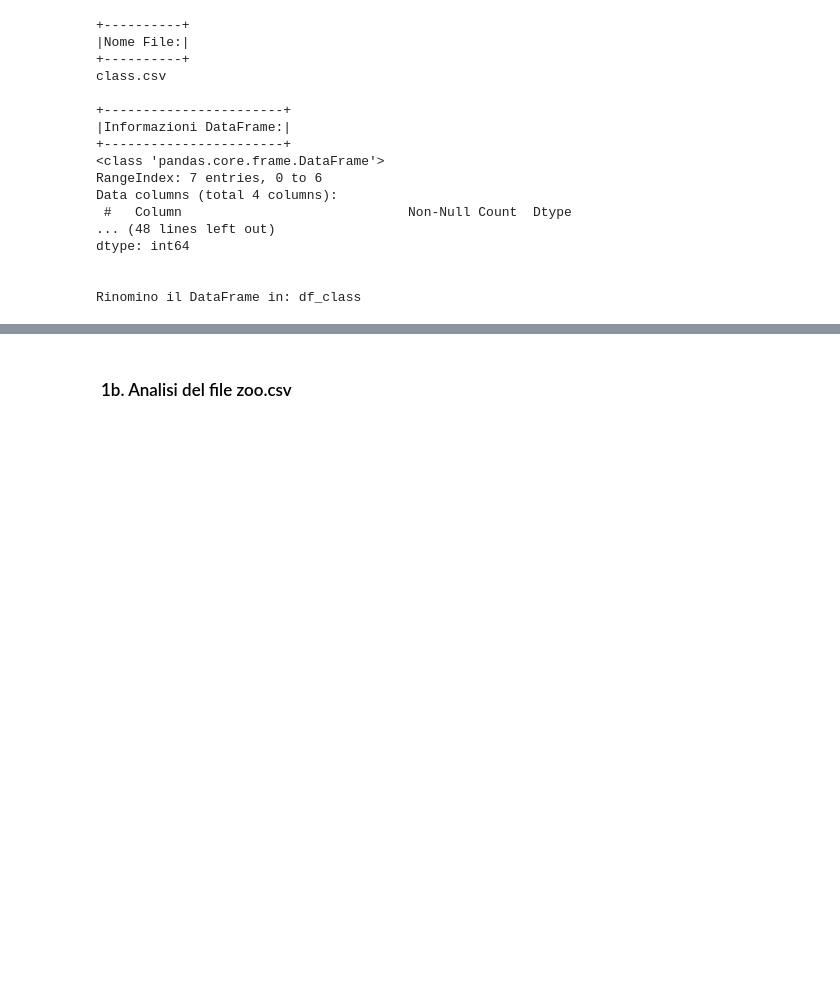
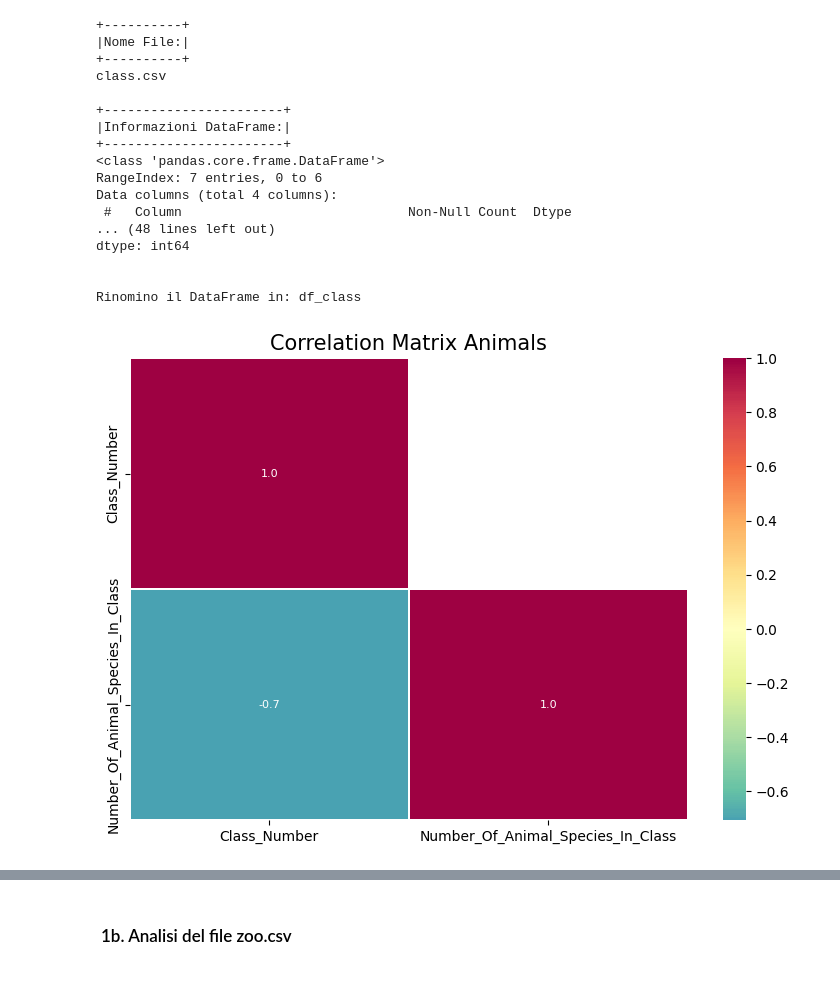
Before and after one commit to Laura1385/projectzoo, a Jupyter notebook: Maincode.ipynb, the cells around one changed output, grey strips where cells are left out. Drawn from its saved outputs; the diff is of its cells as text; code cells hidden in the pictures; blank space fills up the shorter version.

```diff
--- a/Maincode.ipynb
+++ b/Maincode.ipynb
@@ -77,4 +77,12 @@ dtype: int64
 
 
 Rinomino il DataFrame in: df_class
+# %%
+df_class = pd.read_csv("class.csv")
+df = df_class
+
+#Check correlation - data_vers.1
+ut.confusion_matrix(df)
+# %% [output]
+[figure, added]
 # %%
```
Also changed, not shown: parts of 3 cells of this notebook, 2 other files.
